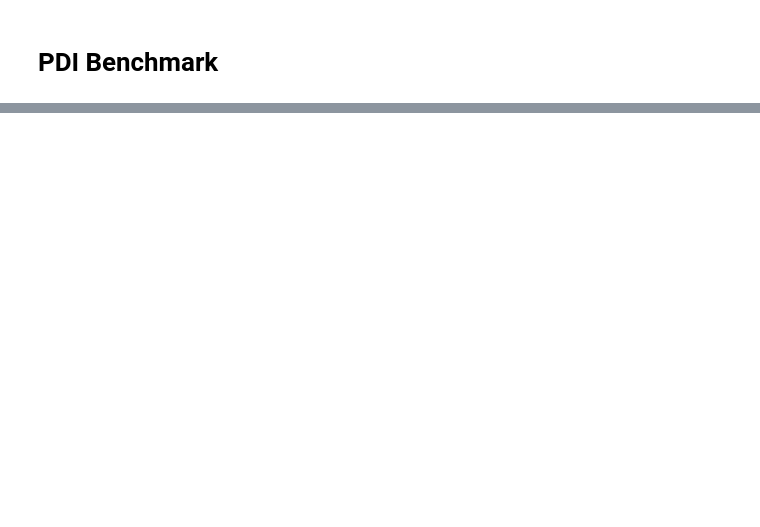
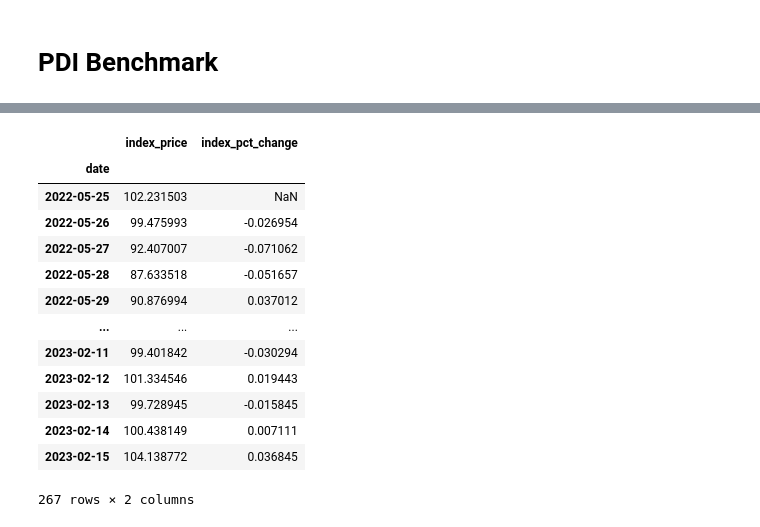
Before and after one commit to Phuture-Finance/rebalancing-data, a Jupyter notebook: PDI/pdi_benchmark.ipynb, the cells around one changed output, grey strips where cells are left out. Cells and saved outputs as stored; diff of their text form; code cells hidden in the pictures; blank space fills up the shorter version.

```diff
--- a/PDI/pdi_benchmark.ipynb
+++ b/PDI/pdi_benchmark.ipynb
@@ -45,0 +78,35 @@ db_funcs.drop_column('haaven','pdi_benchmark_data')
+# %%
+pdi_start_price = 100
+pdi_performance = pd.DataFrame(columns=['index_price'])
+
+
+for date, asset_changes in prices_pct_change.iterrows():
+    daily_change = 0
+    if date < weights.first_valid_index():
+        index_weights = weights.loc[weights.first_valid_index()].dropna()
+    else:
+        index_weights = weights.loc[weights.loc[:date].last_valid_index()].dropna()
+    for asset, weight in index_weights.iteritems():
+        daily_change += weight * asset_changes[asset]
+    pdi_start_price *= 1+daily_change
+    pdi_performance.loc[date] = pdi_start_price
+
+pdi_performance.index.name = 'date'
+pdi_pct_change = pdi_performance.pct_change().rename(columns={'index_price':'index_pct_change'})
+pdi_performance = pdi_performance.join(pdi_pct_change,on='date',how='left')
+pdi_performance
+# %% [output]
+|  | index_price | index_pct_change |
+| date |  |  |
+| 2022-05-25 | 102.231503 | NaN |
+| 2022-05-26 | 99.475993 | -0.026954 |
+| 2022-05-27 | 92.407007 | -0.071062 |
+| 2022-05-28 | 87.633518 | -0.051657 |
+| 2022-05-29 | 90.876994 | 0.037012 |
+| ... | ... | ... |
+| 2023-02-11 | 99.401842 | -0.030294 |
+| 2023-02-12 | 101.334546 | 0.019443 |
+| 2023-02-13 | 99.728945 | -0.015845 |
+| 2023-02-14 | 100.438149 | 0.007111 |
+| 2023-02-15 | 104.138772 | 0.036845 |
+267 rows × 2 columns
```
Also changed, not shown: parts of 9 cells of this notebook, 1 other file.
